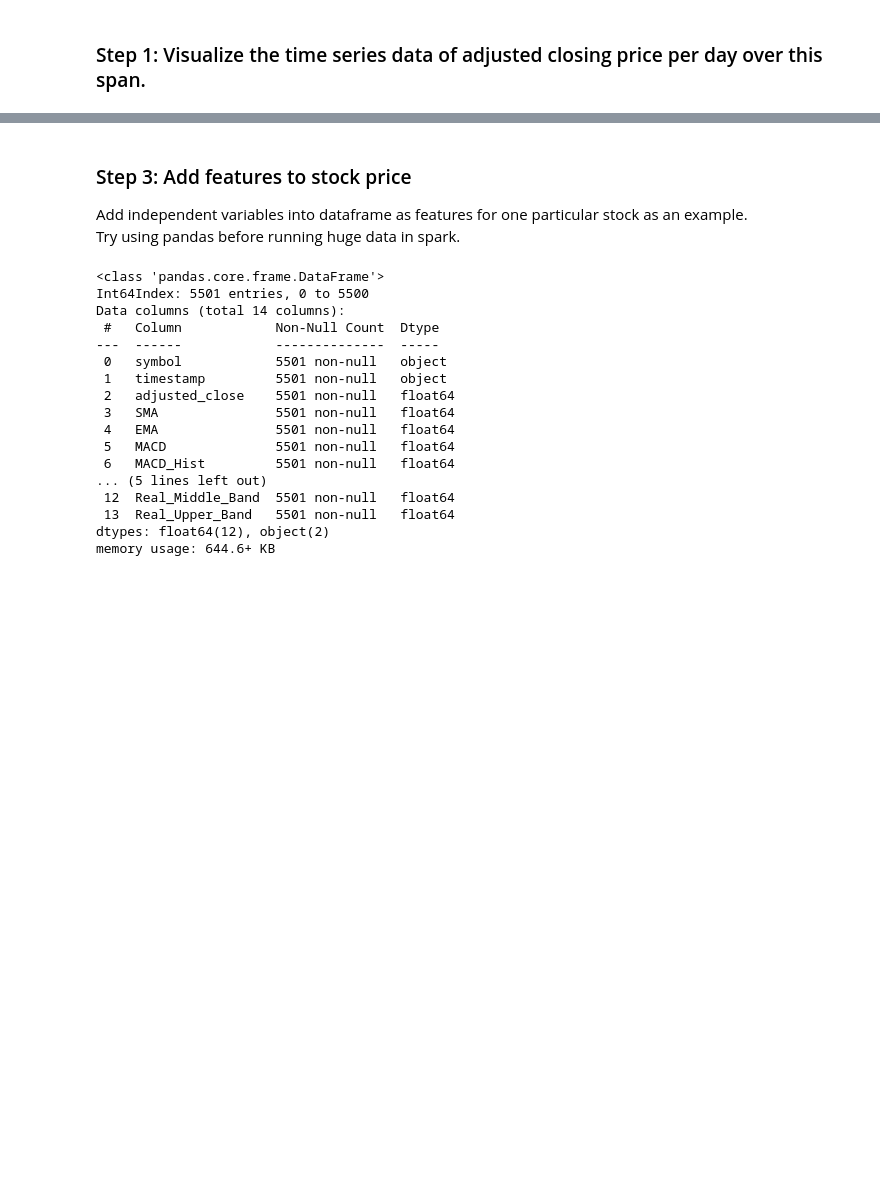
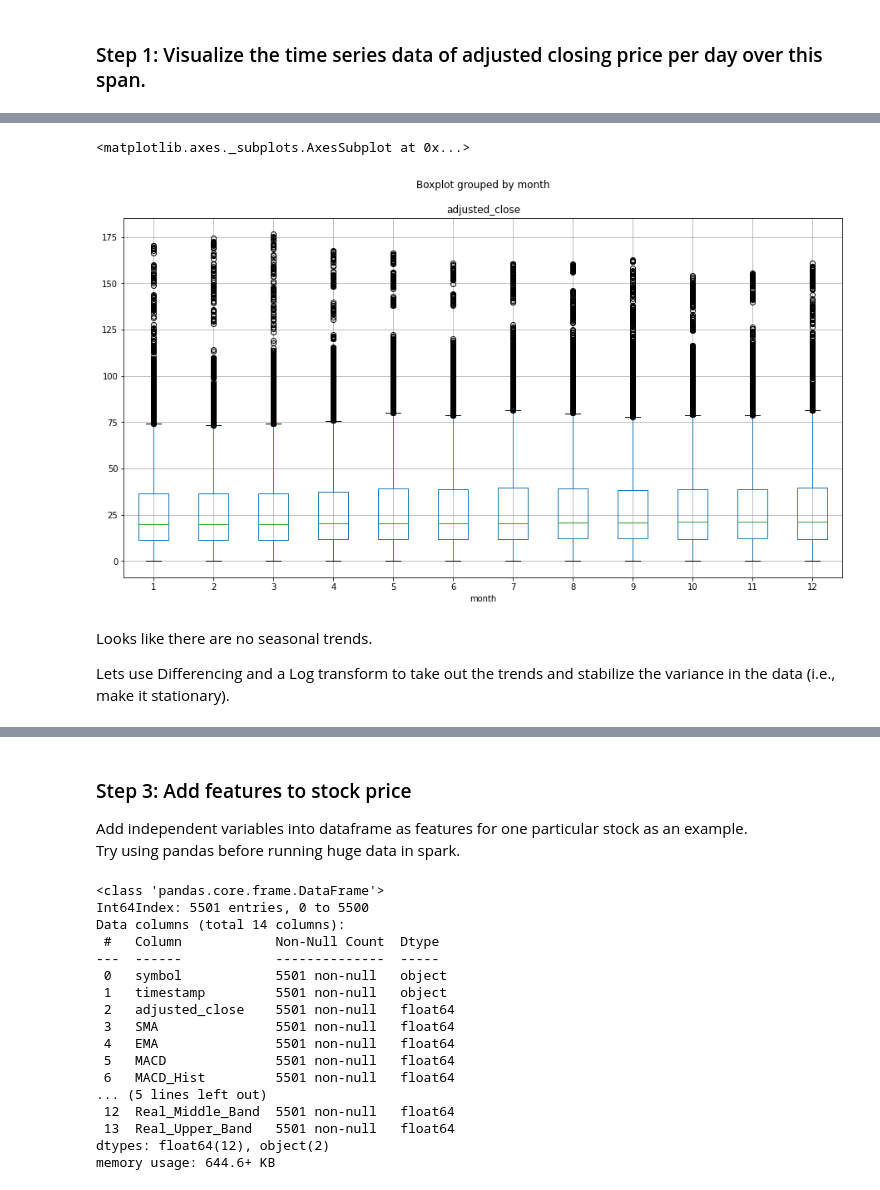
Before and after one commit to stevegbrooks/big-portfolio-learner, a Jupyter notebook: big_portfolio_learner.ipynb, the cells around one changed output, grey strips where cells are left out. Saved outputs shown, nothing was run; the diff lists cells and outputs as text; code cells hidden in the pictures; blank space fills up the shorter version.

```diff
--- a/big_portfolio_learner.ipynb
+++ b/big_portfolio_learner.ipynb
@@ -148,0 +170,9 @@ plt.legend(loc='center left', bbox_to_anchor=(1, 0.5))
+# %%
+combined_data.boxplot(column = "adjusted_close", by = "month")
+# %% [output]
+<matplotlib.axes._subplots.AxesSubplot at 0x...>
+[figure, added]
+# %% [markdown]
+Looks like there are no seasonal trends.
+
+Lets use Differencing and a Log transform to take out the trends and stabilize the variance in the data (i.e., make it stationary).
```
Also changed, not shown: parts of 21 cells of this notebook.
